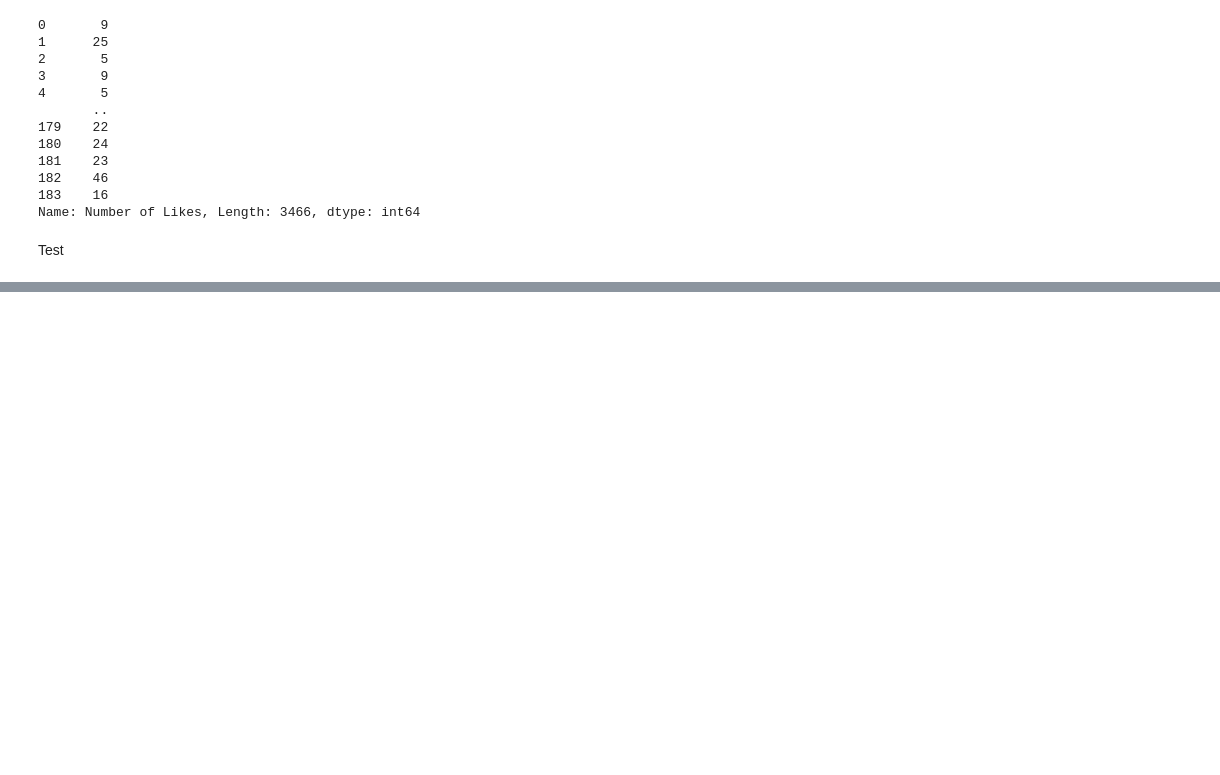
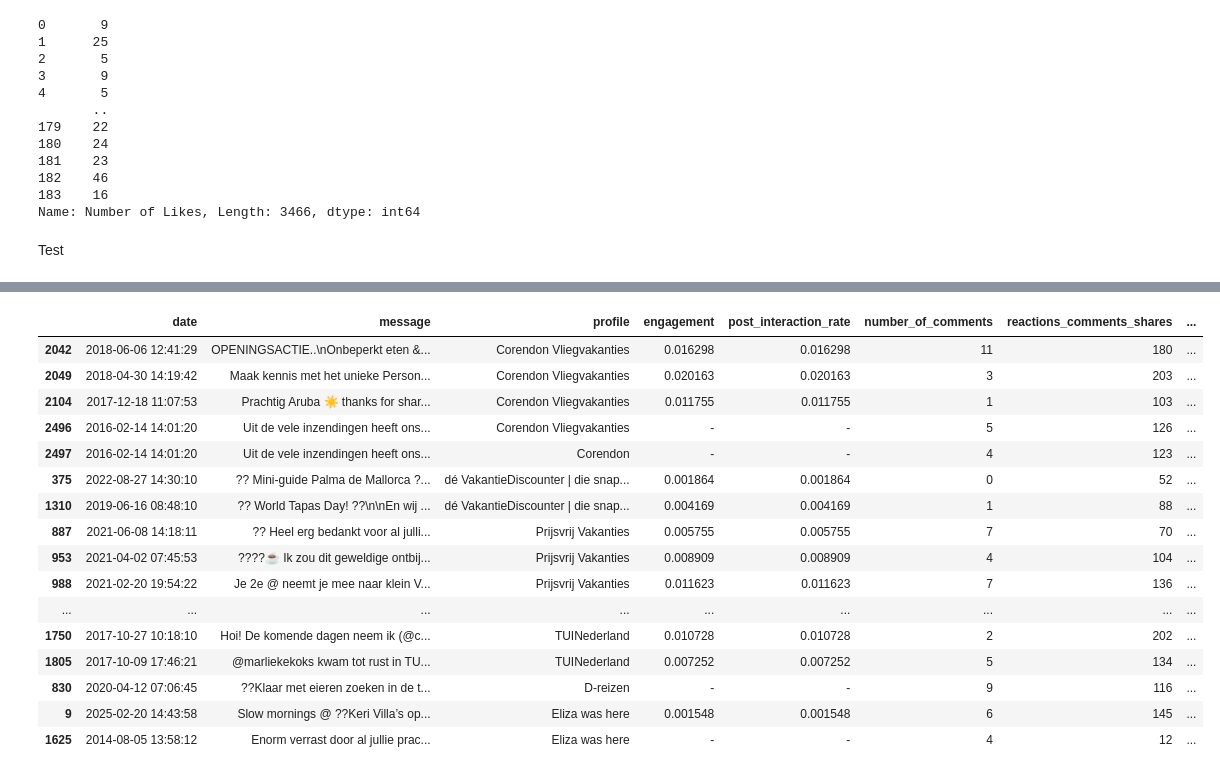
Before and after one commit to semwett0301/dms-hypothesis-testing, a Jupyter notebook: analysis.ipynb, the cells around one changed output, grey strips where cells are left out. Saved outputs shown, nothing was run; the diff lists cells and outputs as text; code cells hidden in the pictures; blank space fills up the shorter version.

```diff
--- a/analysis.ipynb
+++ b/analysis.ipynb
@@ -272,0 +501,3 @@ H0 has been rejected, Ha has been accepted
+# %%
+inter_comments = filtered_final_df[filtered_final_df['type_of_company'] == 'international']
+inter_comments
@@ -272,0 +506,3 @@ H0 has been rejected, Ha has been accepted
+# %%
+inter_comments['has_at'] = inter_comments['message'].str.contains('@', na=False)
+inter_comments
@@ -272,0 +537,3 @@ H0 has been rejected, Ha has been accepted
+# %%
+inter_comments['date'] = pd.to_datetime(inter_comments['date'])
+inter_comments
@@ -272,0 +554,3 @@ H0 has been rejected, Ha has been accepted
+# %%
+inter_comments['is_summer_or_december'] = inter_comments['date'].dt.month.isin([6, 7, 8, 12]).astype(int)
+inter_comments
@@ -272,0 +571,22 @@ H0 has been rejected, Ha has been accepted
+# %%
+peak_df = inter_comments[inter_comments['has_at']].copy()
+non_peak_df = inter_comments[~inter_comments['has_at']].copy()
+peak_df
+# %% [output]
+|  | date | message | profile | engagement | post_interaction_rate | number_of_comments | reactions_comments_shares | ... |
+| 2042 | 2018-06-06 12:41:29 | OPENINGSACTIE..\nOnbeperkt eten &... | Corendon Vliegvakanties | 0.016298 | 0.016298 | 11 | 180 | ... |
+| 2049 | 2018-04-30 14:19:42 | Maak kennis met het unieke Person... | Corendon Vliegvakanties | 0.020163 | 0.020163 | 3 | 203 | ... |
+| 2104 | 2017-12-18 11:07:53 | Prachtig Aruba ☀️ thanks for shar... | Corendon Vliegvakanties | 0.011755 | 0.011755 | 1 | 103 | ... |
+| 2496 | 2016-02-14 14:01:20 | Uit de vele inzendingen heeft ons... | Corendon Vliegvakanties | - | - | 5 | 126 | ... |
+| 2497 | 2016-02-14 14:01:20 | Uit de vele inzendingen heeft ons... | Corendon | - | - | 4 | 123 | ... |
+| 375 | 2022-08-27 14:30:10 | ?? Mini-guide Palma de Mallorca ?... | dé VakantieDiscounter | die snap... | 0.001864 | 0.001864 | 0 | 52 | ... |
+| 1310 | 2019-06-16 08:48:10 | ?? World Tapas Day! ??\n\nEn wij ... | dé VakantieDiscounter | die snap... | 0.004169 | 0.004169 | 1 | 88 | ... |
+| 887 | 2021-06-08 14:18:11 | ?? Heel erg bedankt voor al julli... | Prijsvrij Vakanties | 0.005755 | 0.005755 | 7 | 70 | ... |
+| 953 | 2021-04-02 07:45:53 | ????☕ Ik zou dit geweldige ontbij... | Prijsvrij Vakanties | 0.008909 | 0.008909 | 4 | 104 | ... |
+| 988 | 2021-02-20 19:54:22 | Je 2e @ neemt je mee naar klein V... | Prijsvrij Vakanties | 0.011623 | 0.011623 | 7 | 136 | ... |
+| ... | ... | ... | ... | ... | ... | ... | ... | ... |
+| 1750 | 2017-10-27 10:18:10 | Hoi! De komende dagen neem ik (@c... | TUINederland | 0.010728 | 0.010728 | 2 | 202 | ... |
+| 1805 | 2017-10-09 17:46:21 | @marliekekoks kwam tot rust in TU... | TUINederland | 0.007252 | 0.007252 | 5 | 134 | ... |
+| 830 | 2020-04-12 07:06:45 | ??Klaar met eieren zoeken in de t... | D-reizen | - | - | 9 | 116 | ... |
+| 9 | 2025-02-20 14:43:58 | Slow mornings @ ??Keri Villa’s op... | Eliza was here | 0.001548 | 0.001548 | 6 | 145 | ... |
+| 1625 | 2014-08-05 13:58:12 | Enorm verrast door al jullie prac... | Eliza was here | - | - | 4 | 12 | ... |
```
Also changed, not shown: parts of 40 cells of this notebook, 4 other files.
